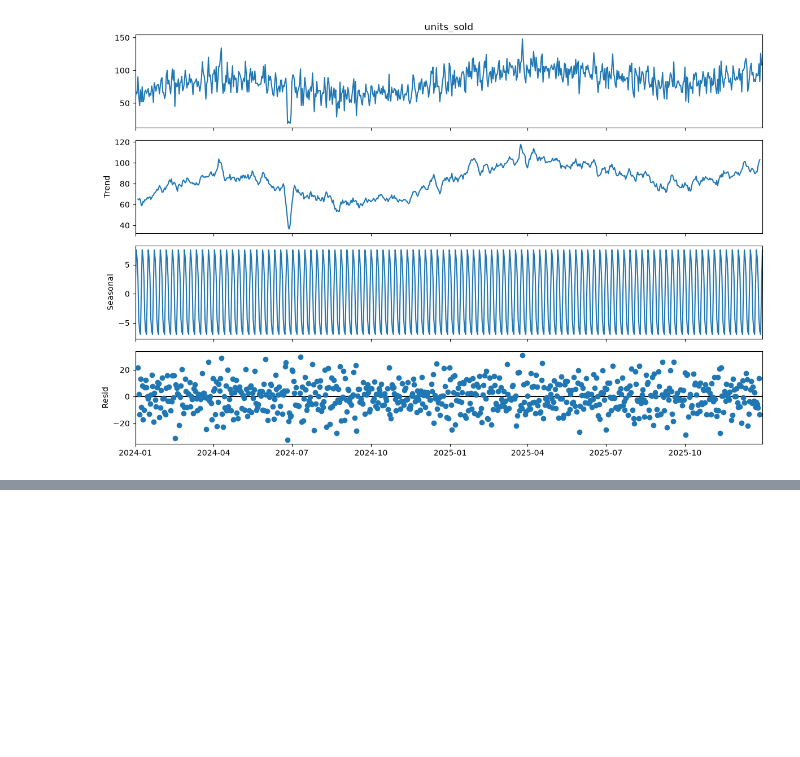
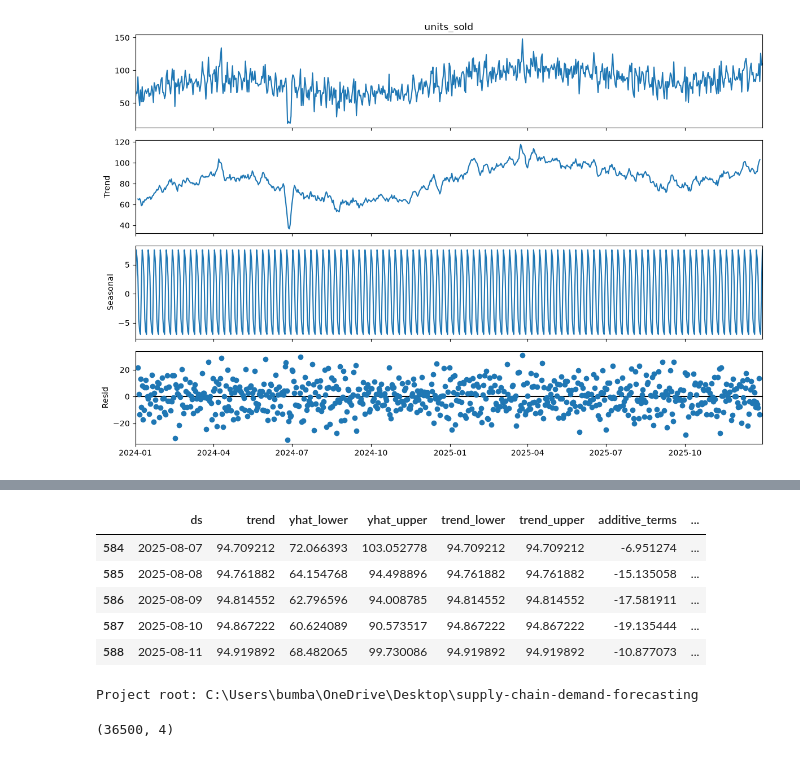
Before and after one commit to jbx-p/supply-chain-demand-forecasting, a Jupyter notebook: notebooks/exploration.ipynb, the cells around one changed output, grey strips where cells are left out. Saved outputs shown, nothing was run; the diff lists cells and outputs as text; code cells hidden in the pictures; blank space fills up the shorter version.

```diff
--- a/notebooks/exploration.ipynb
+++ b/notebooks/exploration.ipynb
@@ -76,3 +76,17 @@ plt.savefig("../dashboard/screenshots/seasonal_decomposition.png")
 plt.show()
 # %% [output]
 [figure]
+# %%
+# Pick one product/warehouse combination to model first
+product_id = 1
+warehouse_id = 1
+
+series = demand_df[
+    (demand_df.product_id == product_id) & (demand_df.warehouse_id == warehouse_id)
+][["date", "units_sold"]].copy()
+
+series = series.rename(columns={"date": "ds", "units_sold": "y"})
+series = series.sort_values("ds").reset_index(drop=True)
+
+print(series.shape)
+series.head()
@@ -78,0 +101,9 @@ plt.show()
+# %%
+# Time-based split: train on first ~80%, test on final ~20%
+split_point = int(len(series) * 0.8)
+
+train = series.iloc[:split_point]
+test = series.iloc[split_point:]
+
+print(f"Train: {train['ds'].min()} to {train['ds'].max()} ({len(train)} days)")
+print(f"Test:  {test['ds'].min()} to {test['ds'].max()} ({len(test)} days)")
@@ -78,0 +113,10 @@ plt.show()
+# %%
+from prophet import Prophet
+
+model = Prophet(
+    yearly_seasonality=True,
+    weekly_seasonality=True,
+    daily_seasonality=False,
+    changepoint_prior_scale=0.05
+)
+model.fit(train)
@@ -78,0 +127,30 @@ plt.show()
+# %%
+# Create a dataframe extending into the future, covering the test period
+future = model.make_future_dataframe(periods=len(test))
+forecast = model.predict(future)
+
+# Extract just the forecasted values for the test period specifically
+forecast_test_period = forecast.tail(len(test))
+
+forecast_test_period.head()
+# %% [output]
+|  | ds | trend | yhat_lower | yhat_upper | trend_lower | trend_upper | additive_terms | ... |
+| 584 | 2025-08-07 | 94.709212 | 72.066393 | 103.052778 | 94.709212 | 94.709212 | -6.951274 | ... |
+| 585 | 2025-08-08 | 94.761882 | 64.154768 | 94.498896 | 94.761882 | 94.761882 | -15.135058 | ... |
+| 586 | 2025-08-09 | 94.814552 | 62.796596 | 94.008785 | 94.814552 | 94.814552 | -17.581911 | ... |
+| 587 | 2025-08-10 | 94.867222 | 60.624089 | 90.573517 | 94.867222 | 94.867222 | -19.135444 | ... |
+| 588 | 2025-08-11 | 94.919892 | 68.482065 | 99.730086 | 94.919892 | 94.919892 | -10.877073 | ... |
+# %%
+import os
+
+project_root = os.getcwd()
+if os.path.basename(project_root) == "notebooks":
+    project_root = os.path.dirname(project_root)
+
+print("Project root:", project_root)
+# %% [output]
+Project root: C:\Users\bumba\OneDrive\Desktop\supply-chain-demand-forecasting
+# %%
+print(demand_df.shape)
+# %% [output]
+(36500, 4)
```
Also changed, not shown: parts of 7 cells of this notebook, 4 other files.
